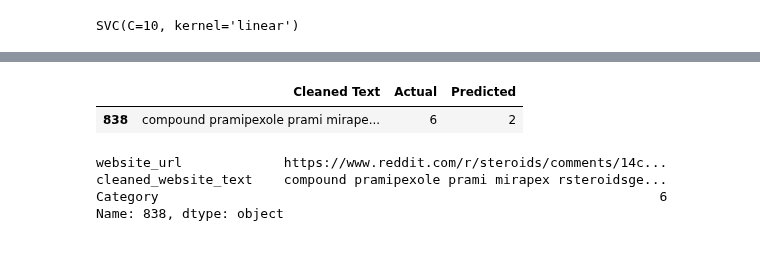
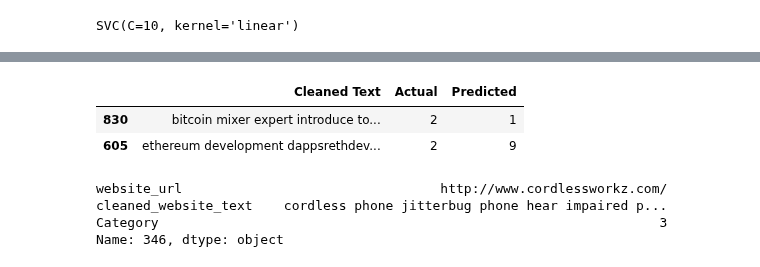
Before and after one commit to Shreyas-hacker/Webpages, a Jupyter notebook: model_MNB/WebsiteClassificationwithCleanedData.ipynb, the cells around one changed output, grey strips where cells are left out. Cells and saved outputs as stored; diff of their text form; code cells hidden in the pictures.

```diff
--- a/model_MNB/WebsiteClassificationwithCleanedData.ipynb
+++ b/model_MNB/WebsiteClassificationwithCleanedData.ipynb
@@ -478,15 +480,16 @@ weighted avg       0.93      0.90      0.91       187
 # %%
 pd.set_option('display.max_rows', None)
 predictions = model.predict(X_test_selected)
 results = pd.DataFrame({'Cleaned Text':X_test,'Actual':y_test,'Predicted':predictions})
-results[(results['Actual']==6) & (results['Actual']!=results['Predicted'])]
+results[(results['Actual']==2) & (results['Actual']!=results['Predicted'])]
 # %% [output]
 |  | Cleaned Text | Actual | Predicted |
-| 838 | compound pramipexole prami mirape... | 6 | 2 |
+| 830 | bitcoin mixer expert introduce to... | 2 | 1 |
+| 605 | ethereum development dappsrethdev... | 2 | 9 |
-# %%
-df.iloc[838]
-# %% [output]
-website_url             https://www.reddit.com/r/steroids/comments/14c...
-cleaned_website_text    compound pramipexole prami mirapex rsteroidsge...
-Category                                                                6
-Name: 838, dtype: object
+# %%
+df.iloc[346]
+# %% [output]
+website_url                                 http://www.cordlessworkz.com/
+cleaned_website_text    cordless phone jitterbug phone hear impaired p...
+Category                                                                3
+Name: 346, dtype: object
```
Also changed, not shown: parts of 15 cells of this notebook, 3 other files.
